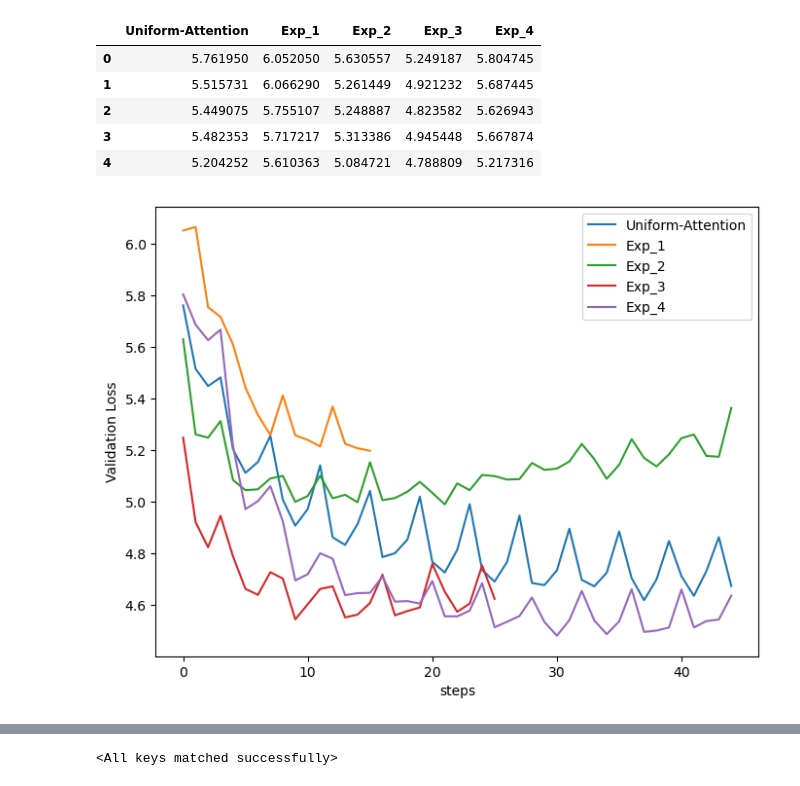
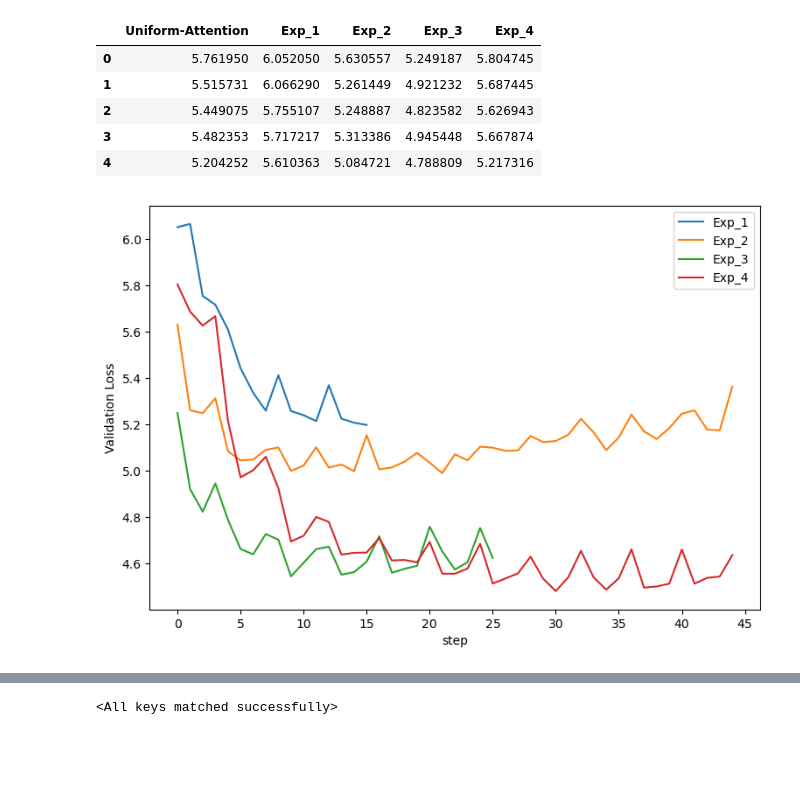
Before and after one commit to PatrickSVM/Seq2Seq-with-Attention, a Jupyter notebook: Explanations.ipynb, the cells around one changed output, grey strips where cells are left out. Cells and saved outputs as stored; diff of their text form; code cells hidden in the pictures; blank space fills up the shorter version.

```diff
--- a/Explanations.ipynb
+++ b/Explanations.ipynb
@@ -190,11 +192,15 @@ val_loss.head()
 | 4 | 5.204252 | 5.610363 | 5.084721 | 4.788809 | 5.217316 |
 # %%
 import matplotlib.pyplot as plt
+import numpy as np
 
-plt.figure(figsize=(8,6))
-val_loss.iloc[:45,:].plot(ax=plt.gca())
+plt.figure(figsize=(9,6))
+
+val_loss.drop("Uniform-Attention", axis=1).iloc[:45,:].plot(ax=plt.gca())
 plt.ylabel("Validation Loss")
 plt.xlabel("step")
+plt.xticks(np.arange(0,46,5))
+plt.savefig(fname=f"report/Val_loss", dpi=150, bbox_inches='tight')
 plt.show()
 # %% [output]
-[figure, old version]
+[figure, new version]
```
Also changed, not shown: parts of 13 cells of this notebook, 9 other files.
